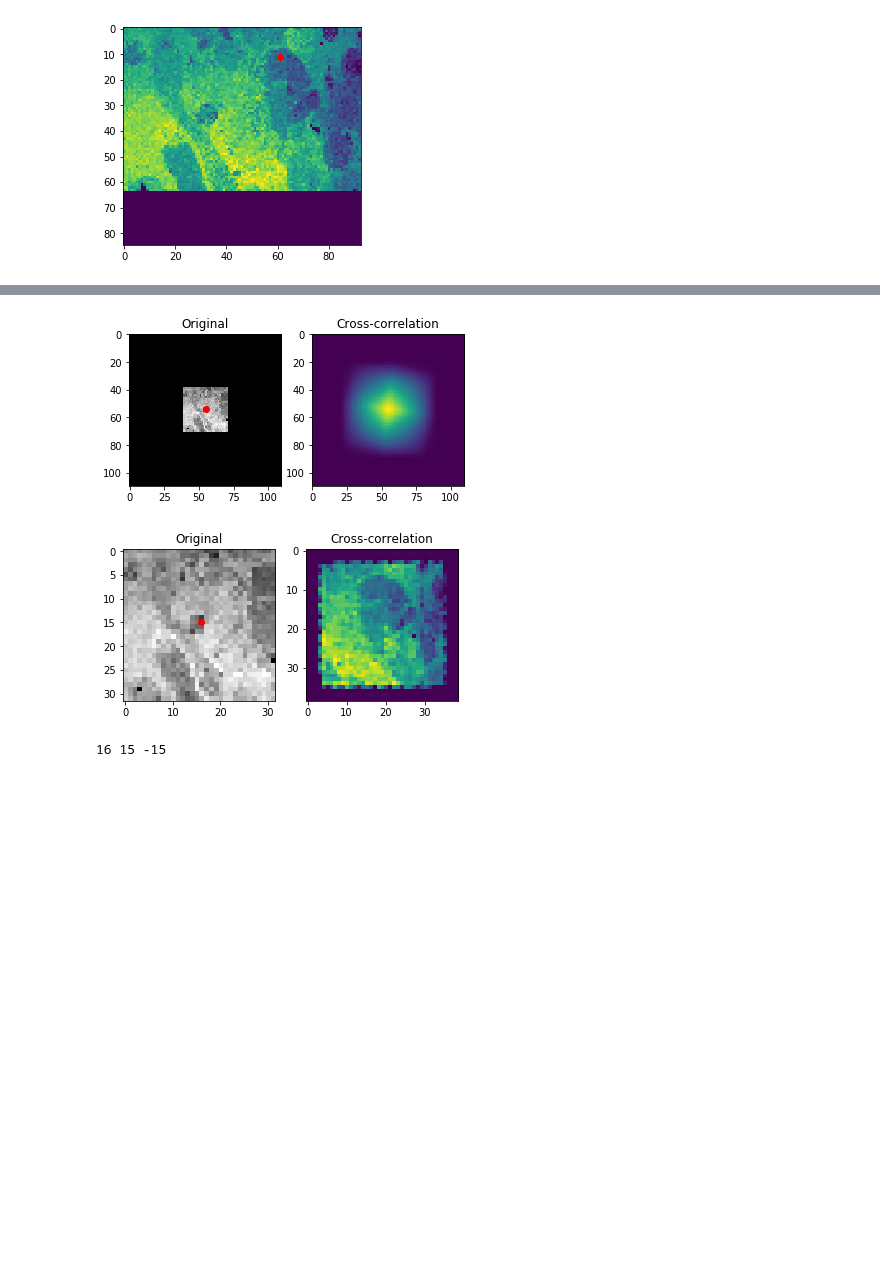
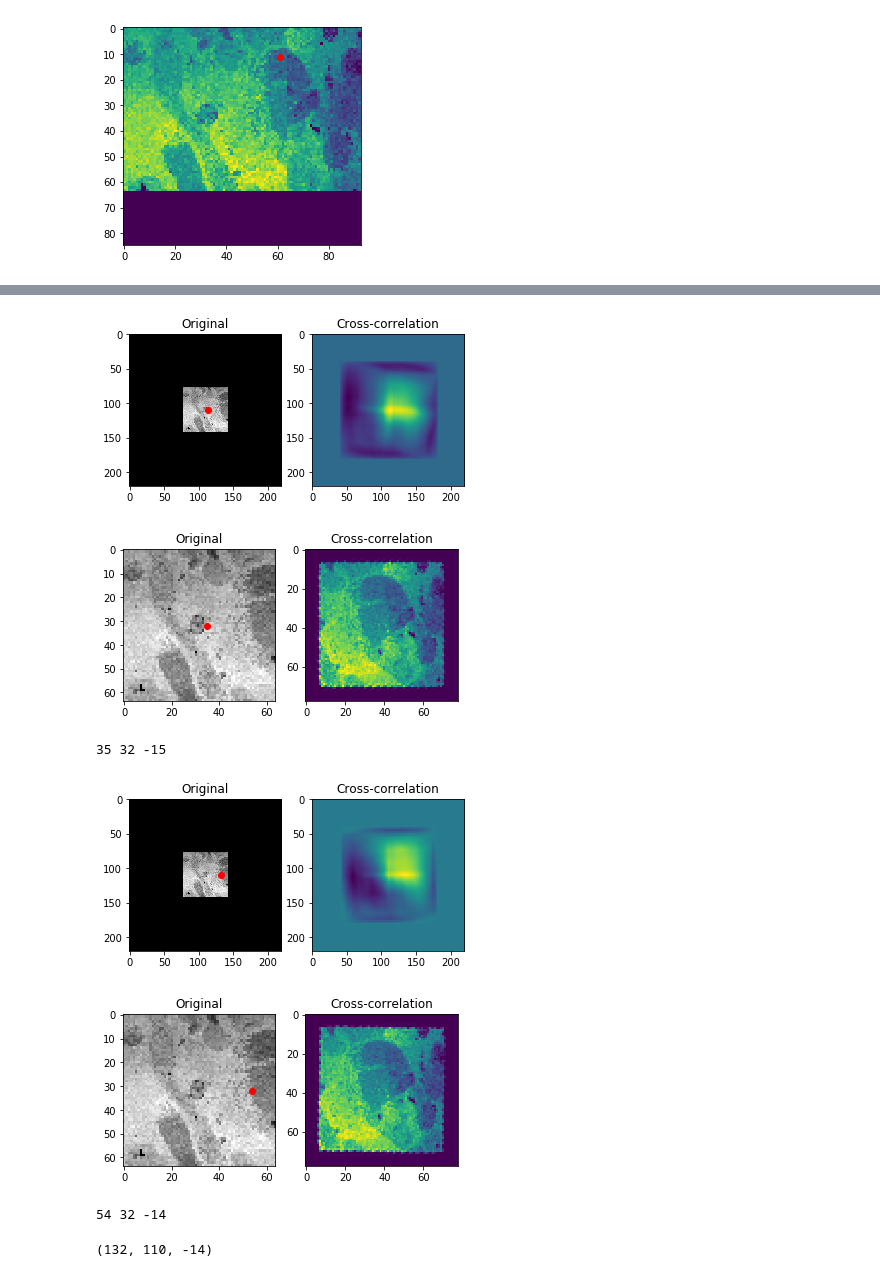
Before and after one commit to tristaaan/stitch-eval, a Jupyter notebook: notebooks/distance-method.ipynb, the cells around one changed output, grey strips where cells are left out. Drawn from its saved outputs; the diff is of its cells as text; code cells hidden in the pictures; blank space fills up the shorter version.

```diff
--- a/notebooks/distance-method.ipynb
+++ b/notebooks/distance-method.ipynb
@@ -340,7 +340,7 @@ def pyramidal(ref_name, mov_name, measurement, levels=[0.05, 0.25, 0.5], im_filt
             mov = np.array(mov_src.copy().resize(new_size)).astype(dtype)
             if im_filter != None:
                 ref = im_filter(ref)
-                mov = im_filter(ref)
+                mov = im_filter(mov)
             # pad ref image
             p = int(mov.shape[0])
             ref = np.pad(ref, ((p,p), (p,p)), 'constant', constant_values=(0,0))
@@ -360,7 +360,7 @@ def pyramidal(ref_name, mov_name, measurement, levels=[0.05, 0.25, 0.5], im_filt
             mov = np.array(mov_src.copy().resize(new_size)).astype(dtype)
             if im_filter != None:
                 ref = im_filter(ref)
-                mov = im_filter(ref)
+                mov = im_filter(mov)
             # pad reference
             p = int(mov.shape[0])
             ref = np.pad(ref, ((p,p), (p,p)), 'constant', constant_values=(0,0))
@@ -375,8 +375,10 @@ def pyramidal(ref_name, mov_name, measurement, levels=[0.05, 0.25, 0.5], im_filt
 
     return ref_src, mov_src, T
 # %%
-from sklearn.preprocessing import normalize, maxabs_scale
-ref, mov, transformation = pyramidal('T1_segment_1.tif', 'T1_segment_2.tif', NCC, levels=[16, 64, 128],
-                                     im_filter=normalize)
+from sklearn.preprocessing import normalize, robust_scale
+from scipy.ndimage.morphology import distance_transform_edt as distance_t
+
+ref, mov, transformation = pyramidal('T1_segment_1.tif', 'T1_segment_2.tif', NCC, levels=[64, 128, 256],
+                                    im_filter=robust_scale)
 transformation
 # %% [output]
@@ -409,14 +413,14 @@ def bounds_equalize(target, ref):
 # %%
 from scipy import ndimage
 
-def iterative(ref_name, mov_name, measurement=NCC, theta_range=(-45,45)):
+def iterative(ref_name, mov_name, measurement=NCC, theta_range=(-45,45), im_filter=None):
     ref_src = Image.open('../data/%s' % ref_name)
     mov_src = Image.open('../data/%s' % mov_name)
 
     # if moving image is rotated, it's going to be larger than ref.
 #     ns_ref = (128, 128)
-#     ns_ref = (64, 64)
-    ns_ref = (32, 32)
+    ns_ref = (64, 64)
+#     ns_ref = (32, 32)
 #     ns_ref = (16, 16)
     ns_mov = (int(ns_ref[0] * mov_src.size[0] / ref_src.size[0]),
               int(ns_ref[1] * mov_src.size[1] / ref_src.size[1]))
@@ -440,7 +444,9 @@ def iterative(ref_name, mov_name, measurement=NCC, theta_range=(-45,45)):
         if total_theta != 0:
             mov = ndimage.rotate(mov_orig, -total_theta, reshape=False)
             mov[mov == 0] = inorm
-
+        if im_filter != None:
+            ref = im_filter(ref)
+            mov = im_filter(mov)
         # find best x,y
         p = int(mov.shape[0])
         ref_padded = np.pad(ref, ((p,p), (p,p)), 'constant', constant_values=(0,0))
@@ -472,9 +478,13 @@ def iterative(ref_name, mov_name, measurement=NCC, theta_range=(-45,45)):
     return (x, y, total_theta)
 # %%
 # transformation = iterative('S2_segment_rot_1.tif', 'S2_segment_rot_3.tif', NCC)
-transformation = iterative('T1_segment_rot_1.tif', 'T1_segment_rot_2.tif', MI)
+transformation = iterative('T1_segment_rot_1.tif', 'T1_segment_rot_2.tif', NCC)
 transformation
 # %% [output]
-[figure, old version]
+[figure, new version]
-[figure, old version]
+[figure, new version]
-16 15 -15
+35 32 -15
+[figure, added]
+[figure, added]
+54 32 -14
+(132, 110, -14)
```
Also changed, not shown: parts of 4 cells of this notebook.
